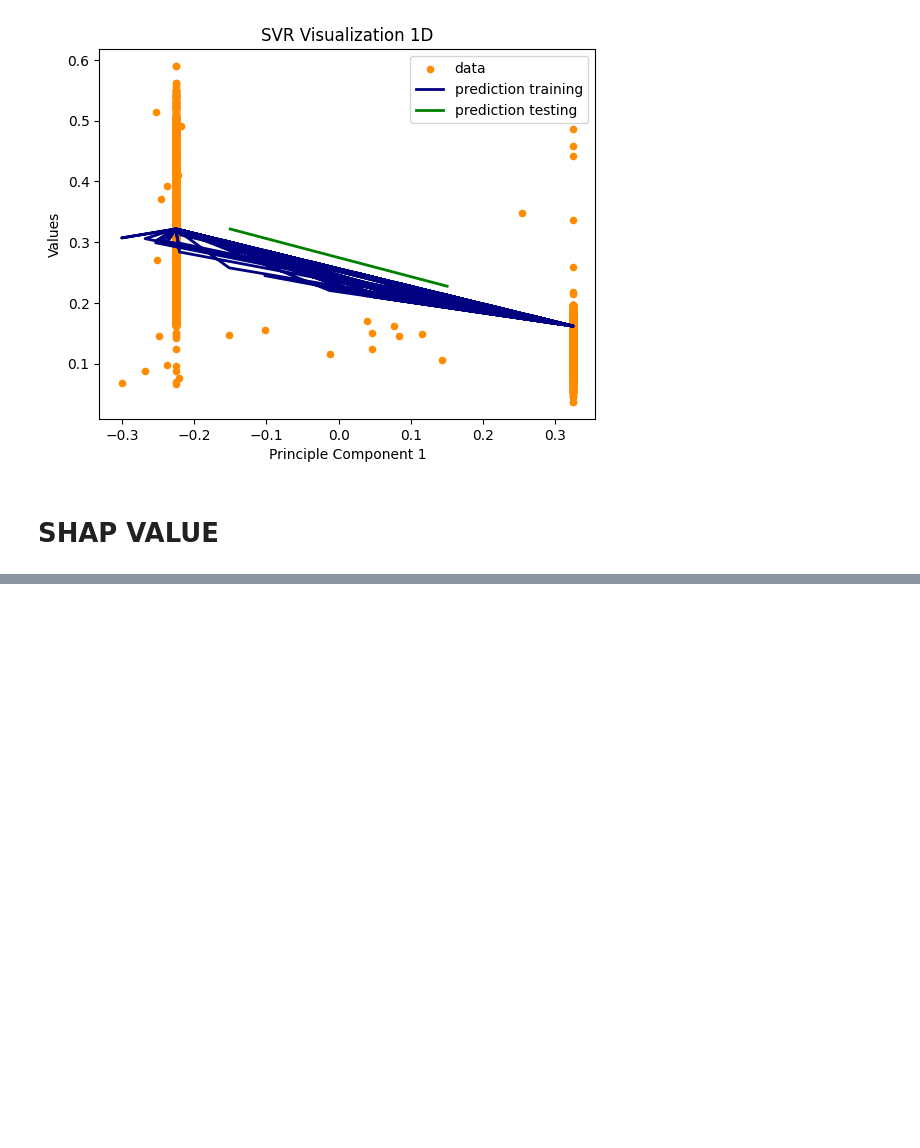
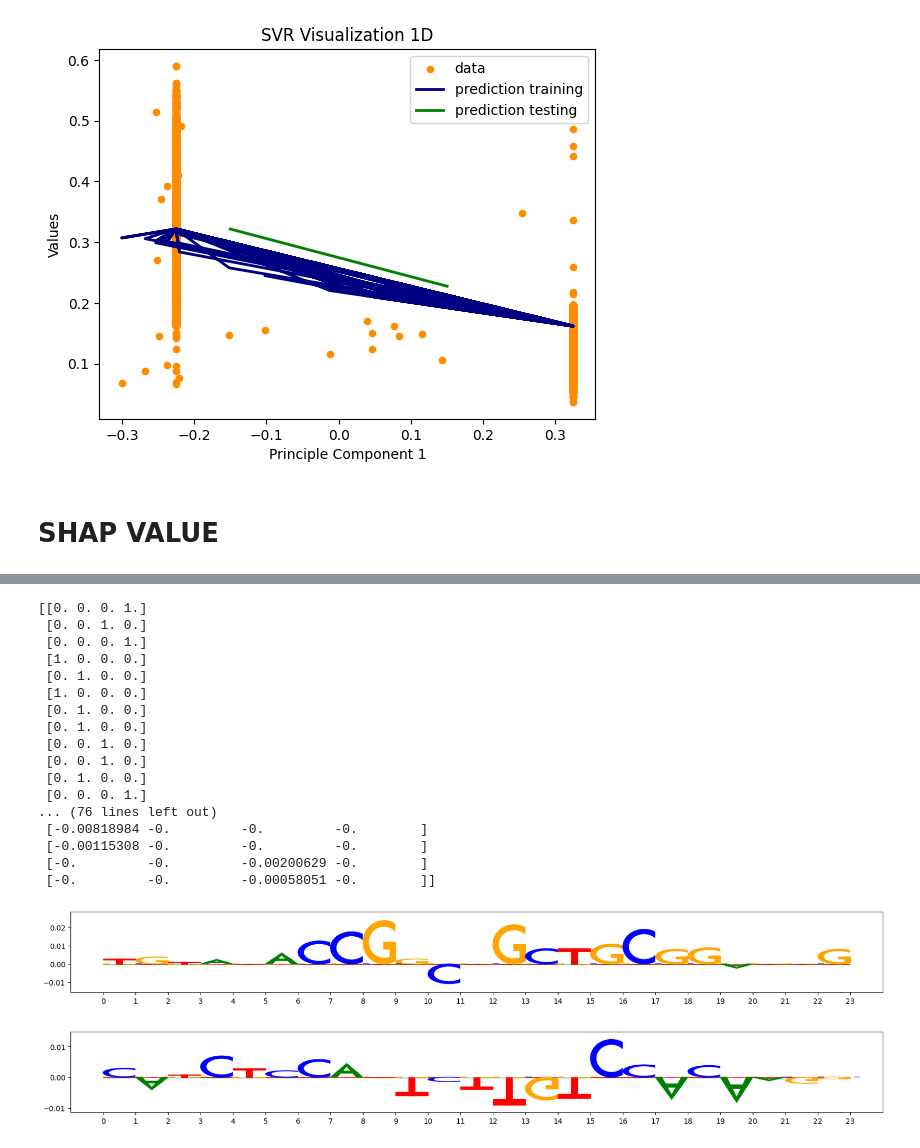
Before and after one commit to RobinsooooonLyu/CSCI2952G-group-project, a Jupyter notebook: google-colab-notebooks/CNN-SVR.ipynb, the cells around one changed output, grey strips where cells are left out. Saved outputs shown, nothing was run; the diff lists cells and outputs as text; code cells hidden in the pictures; blank space fills up the shorter version.

Commit message:
adding SHAP for CNN-SVR

```diff
--- a/google-colab-notebooks/CNN-SVR.ipynb
+++ b/google-colab-notebooks/CNN-SVR.ipynb
@@ -600,0 +629,10 @@ shap.summary_plot(shap_values, x_test)
+# %%
+max_index = 19
+min_index = 16
+max_input = concat_input[max_index]
+min_input = concat_input[min_index]
+max_input = np.reshape(max_input, (1, 23, 8))
+min_input = np.reshape(min_input, (1, 23, 8))
+
+print("max data shape: " + str(max_input.shape))
+print("min data shape: " + str(min_input.shape))
@@ -600,0 +675,7 @@ shap.summary_plot(shap_values, x_test)
+# %%
+# Explainer using reference_zeros
+explainer = shap.KernelExplainer(f, reference_zeroes)
+print("expected importance for the reference value: " + str(explainer.expected_value))
+
+shap_values_max = explainer.shap_values(max_data)
+shap_values_min = explainer.shap_values(min_data)
@@ -600,0 +689,30 @@ shap.summary_plot(shap_values, x_test)
+# %%
+shap.initjs()
+
+shap_values_max = np.reshape(shap_values_max, (23,8))
+seq_max, epi_max = np.split(shap_values_max, 2, axis = 1)
+
+shap_values_min = np.reshape(shap_values_min, (23,8))
+seq_min, epi_min = np.split(shap_values_min, 2, axis = 1)
+
+# project the importance at each position onto the base that's actually present
+seq_input_max, epi_input_max = np.split(max_input[0], 2, axis = 1)
+seq_input_min, epi_input_min = np.split(min_input[0], 2, axis = 1)
+
+print(seq_input_max)
+print(seq_input_min)
+
+
+processed_max = (
+    np.sum(seq_max, axis=-1)[:, None] * seq_input_max
+)
+
+processed_min = (
+    np.sum(seq_min, axis=-1)[:, None] * seq_input_min
+)
+print(processed_max)
+print(processed_min)
+
+viz_sequence.plot_weights(processed_max, subticks_frequency=1)
+viz_sequence.plot_weights(processed_min, subticks_frequency=1)
+# %% [output]
@@ -600,0 +720,19 @@ shap.summary_plot(shap_values, x_test)
+[[0. 0. 0. 1.]
+ [0. 0. 1. 0.]
+ [0. 0. 0. 1.]
+ [1. 0. 0. 0.]
+ [0. 1. 0. 0.]
+ [1. 0. 0. 0.]
+ [0. 1. 0. 0.]
+ [0. 1. 0. 0.]
+ [0. 0. 1. 0.]
+ [0. 0. 1. 0.]
+ [0. 1. 0. 0.]
+ [0. 0. 0. 1.]
+... (76 lines left out)
+ [-0.00818984 -0.         -0.         -0.        ]
+ [-0.00115308 -0.         -0.         -0.        ]
+ [-0.         -0.         -0.00200629 -0.        ]
+ [-0.         -0.         -0.00058051 -0.        ]]
+[figure, added]
+[figure, added]
```
Also changed, not shown: parts of 37 cells of this notebook, 3 other files.
